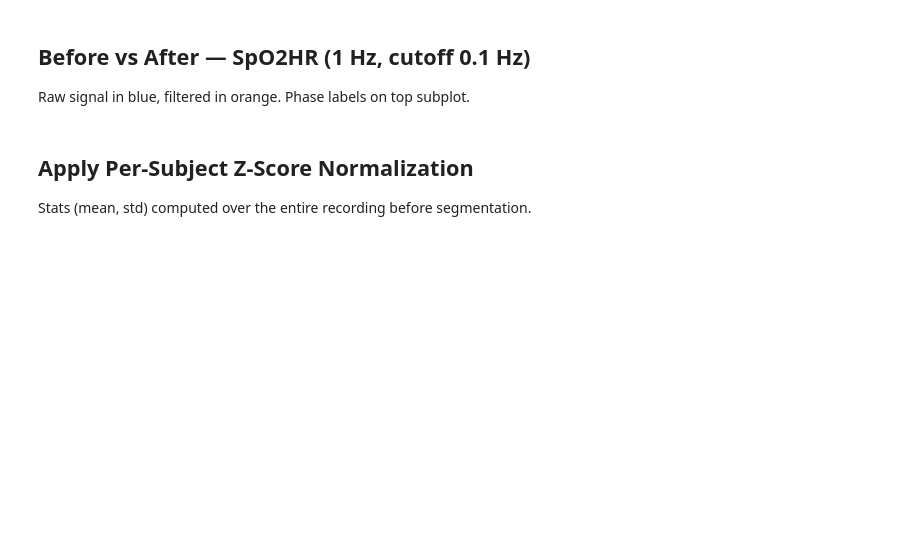
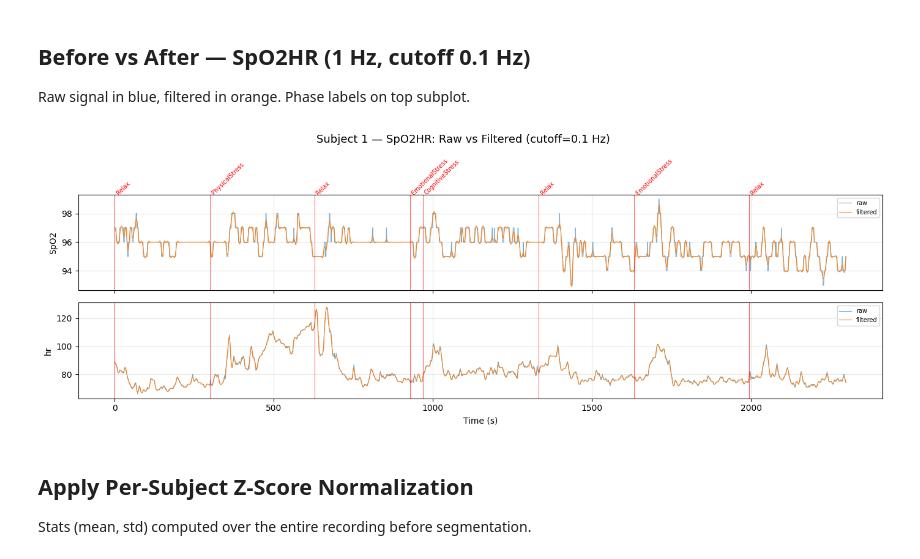
Before and after one commit to Nesa002/biosignal-stress-classification, a Jupyter notebook: notebooks/02_preprocessing.ipynb, the cells around one changed output. Saved outputs shown, nothing was run; the diff lists cells and outputs as text; code cells hidden in the pictures; blank space fills up the shorter version.

```diff
--- a/notebooks/02_preprocessing.ipynb
+++ b/notebooks/02_preprocessing.ipynb
@@ -102,7 +119,9 @@ plot_before_after(rec_eda, sig_eda_filt, 'Subject 1 — AccTempEDA: Raw vs Filte
 
 Raw signal in blue, filtered in orange. Phase labels on top subplot.
 # %%
-plot_before_after(rec_hr, sig_hr_filt, 'Subject 1 — SpO2HR: Raw vs Filtered (cutoff=0.1 Hz)')
+plot_before_after(record_hr, hr_signal_filtered, 'Subject 1 — SpO2HR: Raw vs Filtered (cutoff=0.1 Hz)')
+# %% [output]
+[figure, added]
 # %% [markdown]
 ## Apply Per-Subject Z-Score Normalization
 
```
Also changed, not shown: parts of 5 cells of this notebook, 11 other files.
